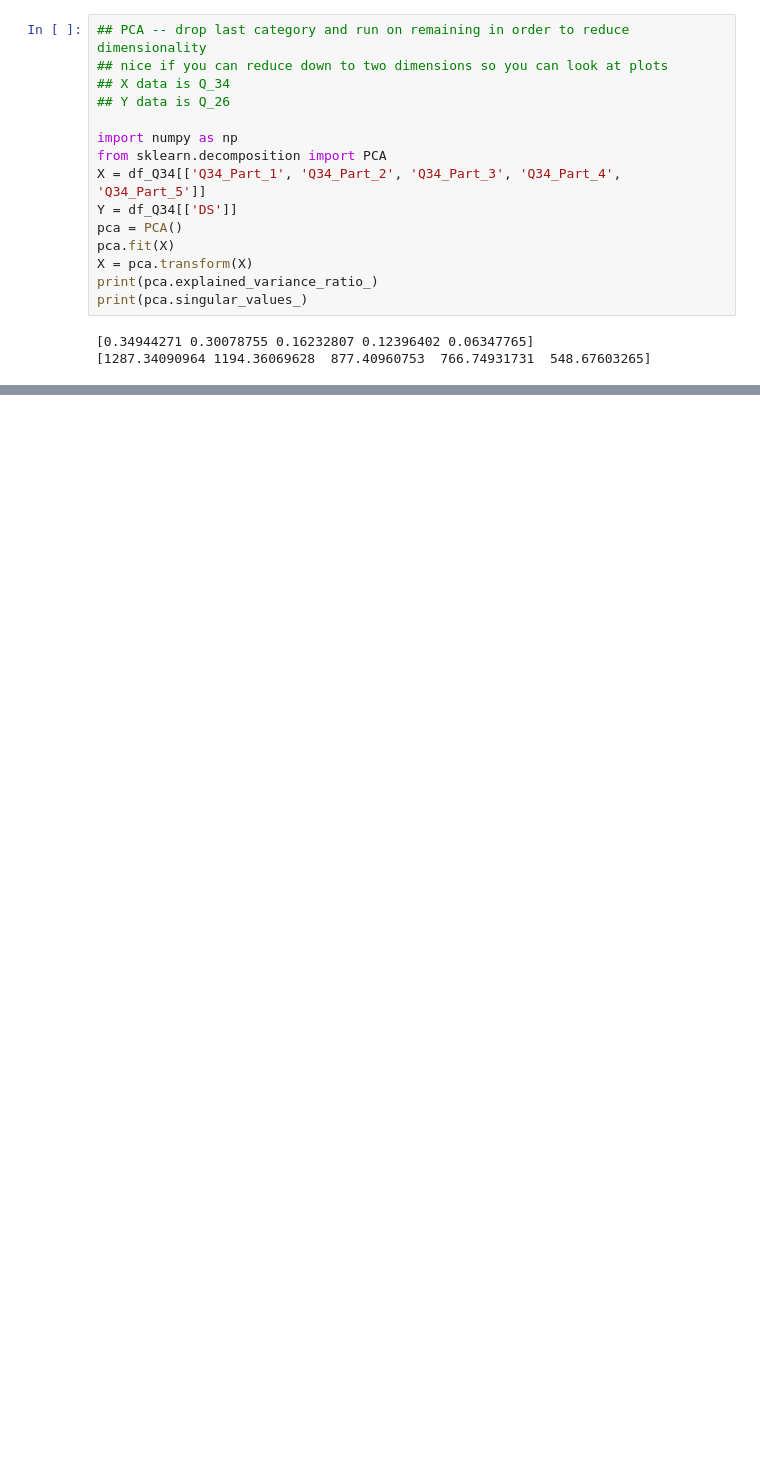
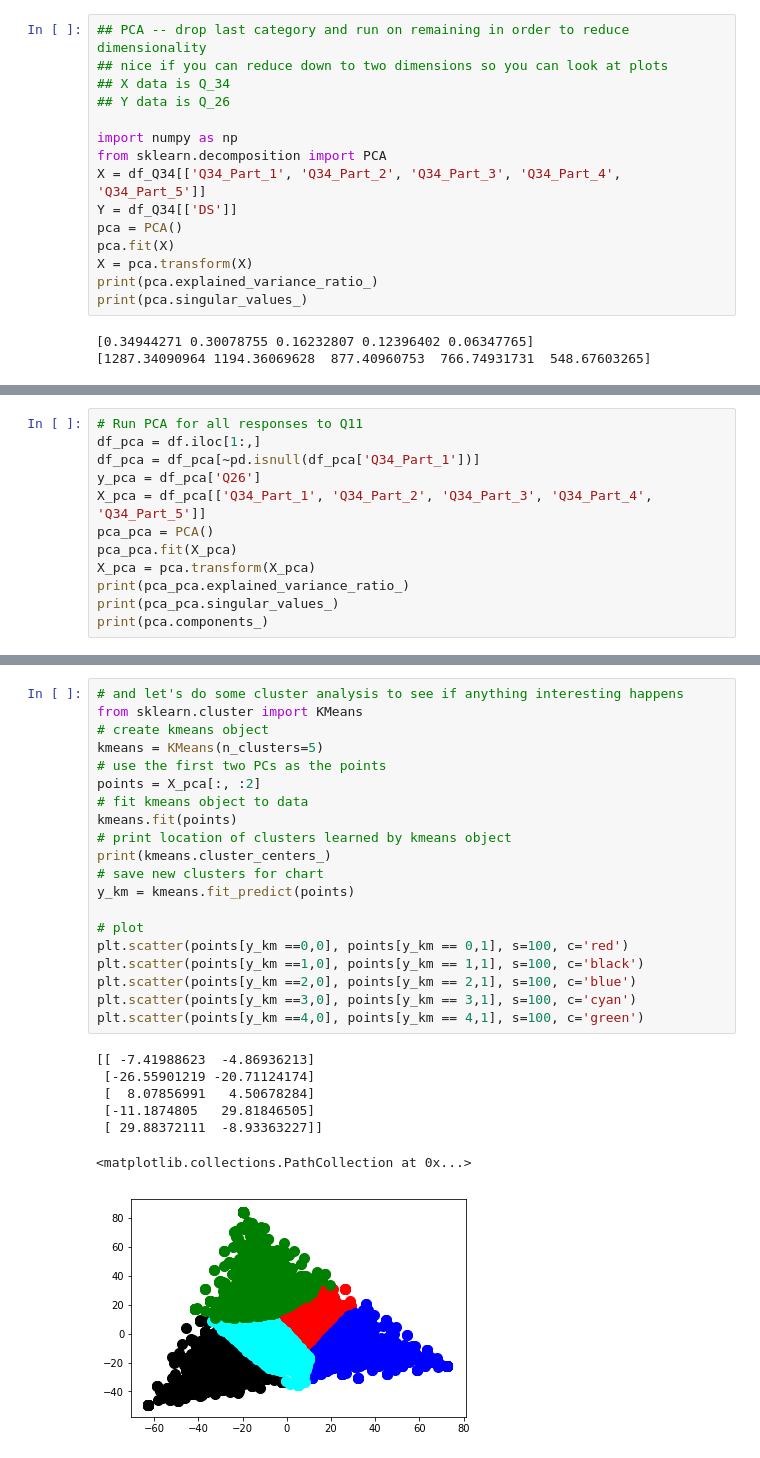
Before and after one commit to LISHarvard/what-is-a-data-scientist, a Jupyter notebook: time_use_comparison.ipynb, the cells around one changed output, grey strips where cells are left out. Drawn from its saved outputs; the diff is of its cells as text; blank space fills up the shorter version.

Commit message:
hotelling's t2 and clustering

```diff
--- a/time_use_comparison.ipynb
+++ b/time_use_comparison.ipynb
@@ -196,2 +237,14 @@ sum(X[4201:, 1])/len(X[4201:, 1])
 # %% [output]
 2.209725963773842
+# %%
+# Run PCA for all responses to Q11
+df_pca = df.iloc[1:,]
+df_pca = df_pca[~pd.isnull(df_pca['Q34_Part_1'])]
+y_pca = df_pca['Q26']
+X_pca = df_pca[['Q34_Part_1', 'Q34_Part_2', 'Q34_Part_3', 'Q34_Part_4', 'Q34_Part_5']]
+pca_pca = PCA()
+pca_pca.fit(X_pca)
+X_pca = pca.transform(X_pca)
+print(pca_pca.explained_variance_ratio_)
+print(pca_pca.singular_values_)
+print(pca.components_)
@@ -197,0 +379,28 @@ sum(X[4201:, 1])/len(X[4201:, 1])
+# %%
+# and let's do some cluster analysis to see if anything interesting happens
+from sklearn.cluster import KMeans
+# create kmeans object
+kmeans = KMeans(n_clusters=5)
+# use the first two PCs as the points
+points = X_pca[:, :2]
+# fit kmeans object to data
+kmeans.fit(points)
+# print location of clusters learned by kmeans object
+print(kmeans.cluster_centers_)
+# save new clusters for chart
+y_km = kmeans.fit_predict(points)
+
+# plot
+plt.scatter(points[y_km ==0,0], points[y_km == 0,1], s=100, c='red')
+plt.scatter(points[y_km ==1,0], points[y_km == 1,1], s=100, c='black')
+plt.scatter(points[y_km ==2,0], points[y_km == 2,1], s=100, c='blue')
+plt.scatter(points[y_km ==3,0], points[y_km == 3,1], s=100, c='cyan')
+plt.scatter(points[y_km ==4,0], points[y_km == 4,1], s=100, c='green')
+# %% [output]
+[[ -7.41988623  -4.86936213]
+ [-26.55901219 -20.71124174]
+ [  8.07856991   4.50678284]
+ [-11.1874805   29.81846505]
+ [ 29.88372111  -8.93363227]]
+<matplotlib.collections.PathCollection at 0x...>
+[figure, added]
```
Also changed, not shown: parts of 21 cells of this notebook.
